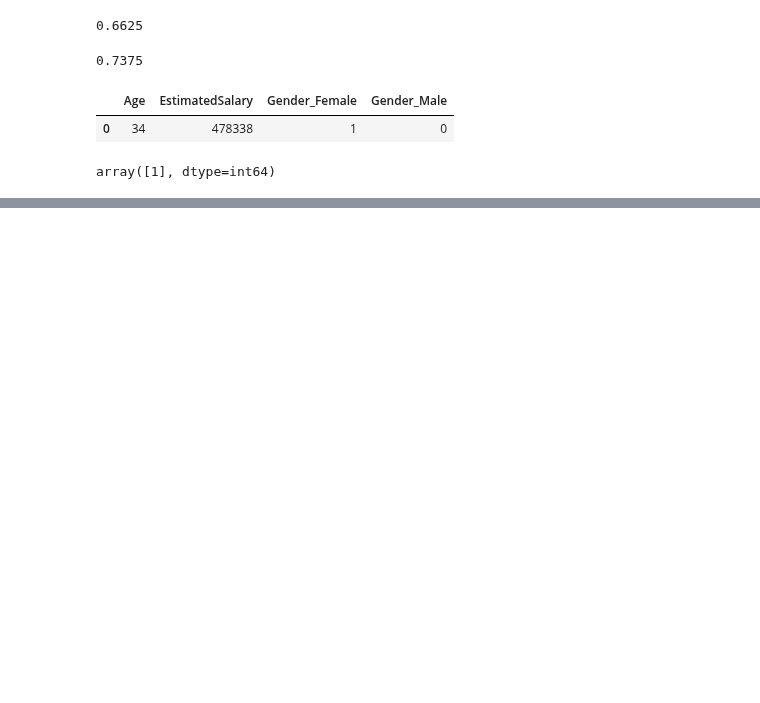
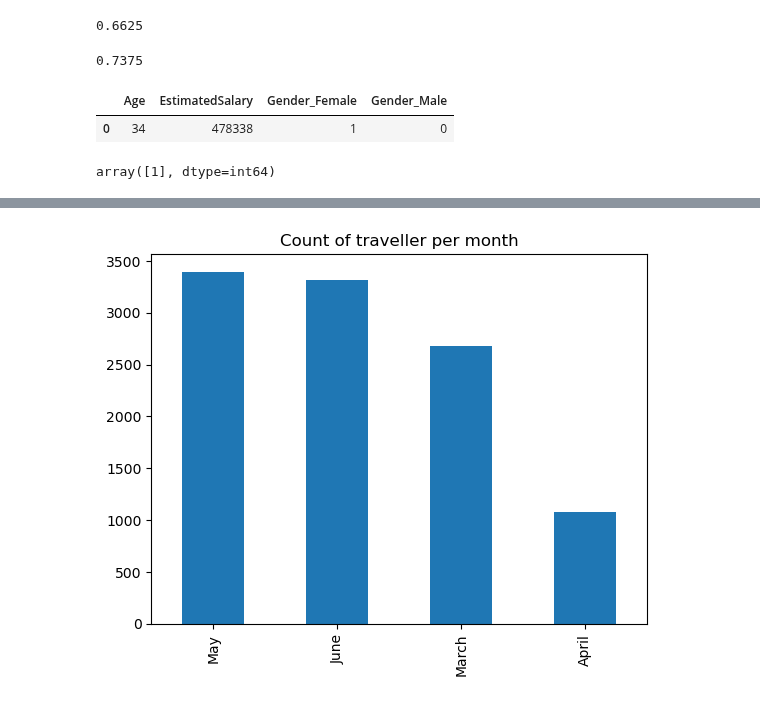
Before and after one commit to kazeemolaitanmusbau/Postgresql-Works, a Jupyter notebook: Untitled.ipynb, the cells around one changed output, grey strips where cells are left out. Drawn from its saved outputs; the diff is of its cells as text; code cells hidden in the pictures; blank space fills up the shorter version.

```diff
--- a/Untitled.ipynb
+++ b/Untitled.ipynb
@@ -165,0 +306,7 @@ random forest
+# %%
+month=train["month of the journey"].value_counts()
+month.plot(kind="bar")
+plt.title("Count of traveller per month")
+plt.show()
+# %% [output]
+[figure, added]
```
Also changed, not shown: parts of 34 cells of this notebook.
